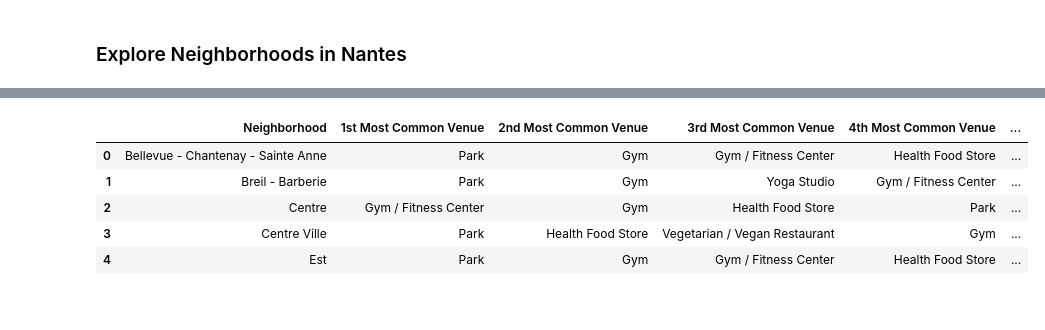
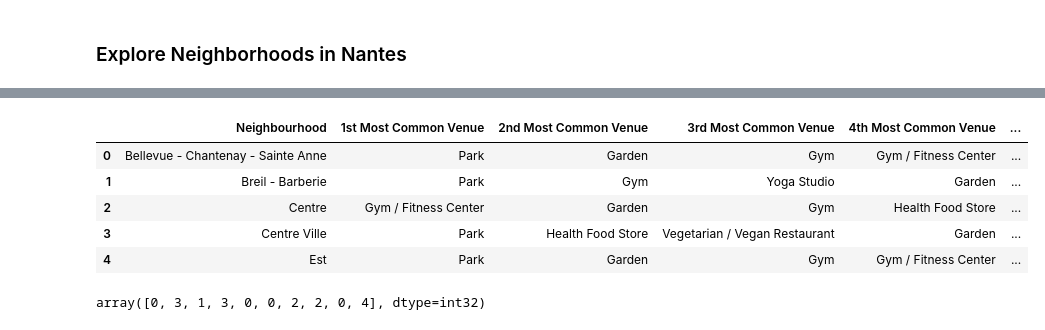
Before and after one commit to Preciousring/Coursera_Capstone, a Jupyter notebook: Capstone_Project _The Battle_of_Neighborhoods(Week 2).ipynb, the cells around one changed output, grey strips where cells are left out. Saved outputs shown, nothing was run; the diff lists cells and outputs as text; code cells hidden in the pictures.

```diff
--- a/Capstone_Project _The Battle_of_Neighborhoods(Week 2).ipynb
+++ b/Capstone_Project _The Battle_of_Neighborhoods(Week 2).ipynb
@@ -275,7 +277,7 @@ def getNearbyVenues(names, latitudes, longitudes, radius=500):
             v['venue']['categories'][0]['name']) for v in results])
 
     nearby_venues = pd.DataFrame([item for venue_list in venues_list for item in venue_list])
-    nearby_venues.columns = ['Neighborhood',
+    nearby_venues.columns = ['Neighbourhood',
                   'Neighbourhood Latitude',
                   'Neighbourhood Longitude',
                   'Venue',
@@ -317,0 +320,7 @@ nantes_venues.head()
+# %%
+venues_list = nantes_venues['Venue Category'].unique()
+display(venues_list)
+venues_to_drop = ['Tennis Stadium', 'Supermarket', 'Trade School', 'Pedestrian Plaza', 'Home Service']
+nantes_venues_final = nantes_venues[~nantes_venues['Venue Category'].isin(venues_to_drop)]
+
+nantes_venues_final
@@ -335,9 +365,9 @@ nantes_venues.groupby('Neighborhood').count()
 # %%
 # one hot encoding
-nantes_onehot = pd.get_dummies(nantes_venues[['Venue Category']], prefix="", prefix_sep="")
+nantes_onehot = pd.get_dummies(nantes_venues_final[['Venue Category']], prefix="", prefix_sep="")
 
 # add neighborhood column back to dataframe
-nantes_onehot['Neighborhood'] = nantes_venues['Neighborhood']
+nantes_onehot['Neighbourhood'] = nantes_venues_final['Neighbourhood']
 
 # move neighborhood column to the first column
 fixed_columns = [nantes_onehot.columns[-1]] + list(nantes_onehot.columns[:-1])
@@ -354,4 +384,4 @@ nantes_onehot.head()
 # %%
-nantes_grouped = nantes_onehot.groupby('Neighborhood').mean().reset_index()
+nantes_grouped = nantes_onehot.groupby('Neighbourhood').mean().reset_index()
 nantes_grouped
 # %% [output]
@@ -405,30 +434,43 @@ def return_most_common_venues(row, num_top_venues):
 
     return row_categories_sorted.index.values[0:num_top_venues]
 # %%
-num_top_venues = 9
+num_top_venues = 7
 
 indicators = ['st', 'nd', 'rd']
 
 # create columns according to number of top venues
-columns = ['Neighborhood']
+columns = ['Neighbourhood']
 for ind in np.arange(num_top_venues):
     try:
         columns.append('{}{} Most Common Venue'.format(ind+1, indicators[ind]))
     except:
         columns.append('{}th Most Common Venue'.format(ind+1))
 
 # create a new dataframe
 neighborhoods_venues_sorted = pd.DataFrame(columns=columns)
-neighborhoods_venues_sorted['Neighborhood'] = nantes_grouped['Neighborhood']
+neighborhoods_venues_sorted['Neighbourhood'] = nantes_grouped['Neighbourhood']
 
 for ind in np.arange(nantes_grouped.shape[0]):
     neighborhoods_venues_sorted.iloc[ind, 1:] = return_most_common_venues(nantes_grouped.iloc[ind, :], num_top_venues)
 
 neighborhoods_venues_sorted.head()
 # %% [output]
-|  | Neighborhood | 1st Most Common Venue | 2nd Most Common Venue | 3rd Most Common Venue | 4th Most Common Venue | ... |
-| 0 | Bellevue - Chantenay - Sainte Anne | Park | Gym | Gym / Fitness Center | Health Food Store | ... |
-| 1 | Breil - Barberie | Park | Gym | Yoga Studio | Gym / Fitness Center | ... |
-| 2 | Centre | Gym / Fitness Center | Gym | Health Food Store | Park | ... |
-| 3 | Centre Ville | Park | Health Food Store | Vegetarian / Vegan Restaurant | Gym | ... |
-| 4 | Est | Park | Gym | Gym / Fitness Center | Health Food Store | ... |
+|  | Neighbourhood | 1st Most Common Venue | 2nd Most Common Venue | 3rd Most Common Venue | 4th Most Common Venue | ... |
+| 0 | Bellevue - Chantenay - Sainte Anne | Park | Garden | Gym | Gym / Fitness Center | ... |
+| 1 | Breil - Barberie | Park | Gym | Yoga Studio | Garden | ... |
+| 2 | Centre | Gym / Fitness Center | Garden | Gym | Health Food Store | ... |
+| 3 | Centre Ville | Park | Health Food Store | Vegetarian / Vegan Restaurant | Garden | ... |
+| 4 | Est | Park | Garden | Gym | Gym / Fitness Center | ... |
+# %%
+# set number of clusters
+kclusters = 5
+
+nantes_grouped_clustering = nantes_grouped.drop('Neighbourhood', 1)
+
+# run k-means clustering
+kmeans = KMeans(n_clusters=kclusters, random_state=0).fit(nantes_grouped_clustering)
+
+# check cluster labels generated for each row in the dataframe
+kmeans.labels_[0:10]
+# %% [output]
+array([0, 3, 1, 3, 0, 0, 2, 2, 0, 4], dtype=int32)
```
Also changed, not shown: parts of 16 cells of this notebook.
